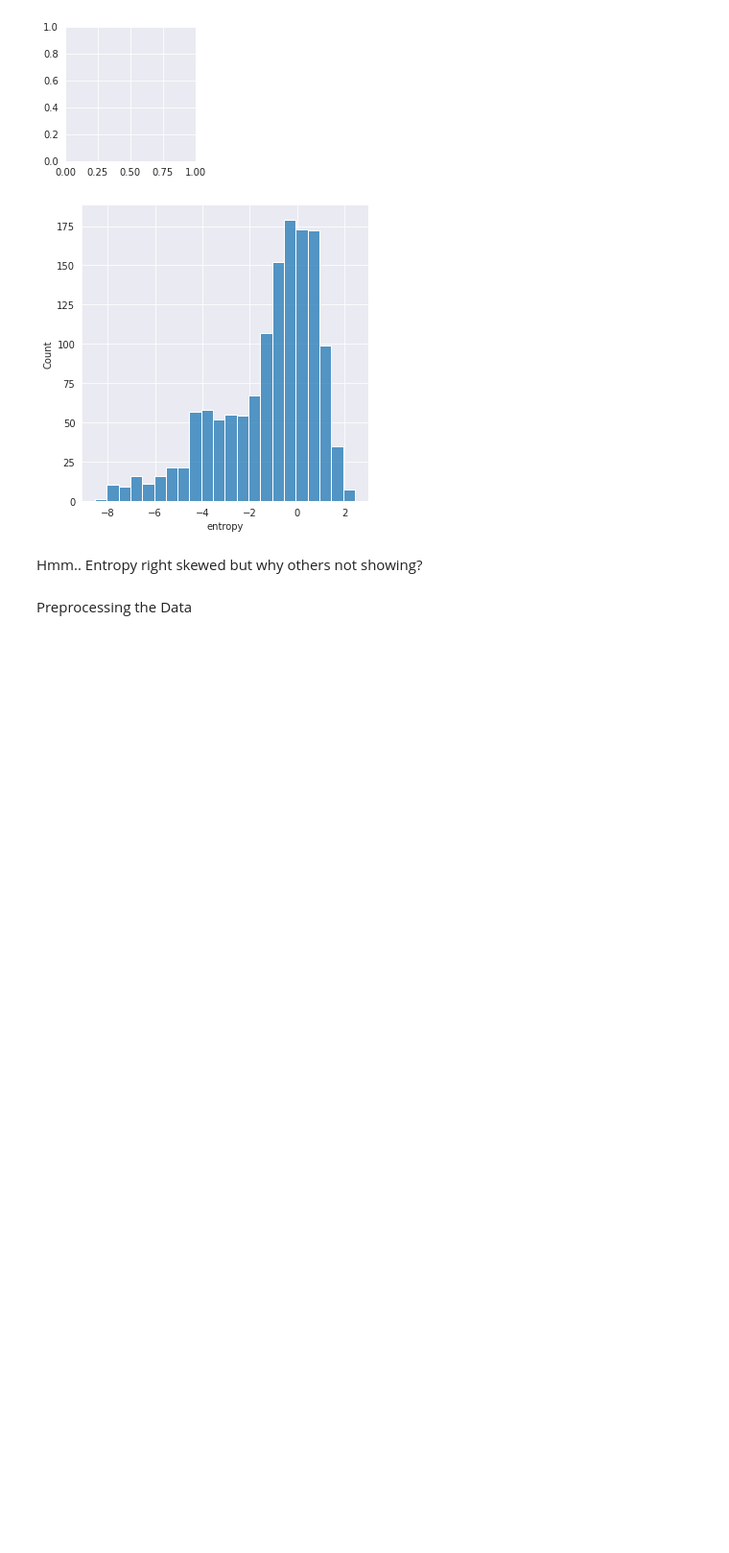
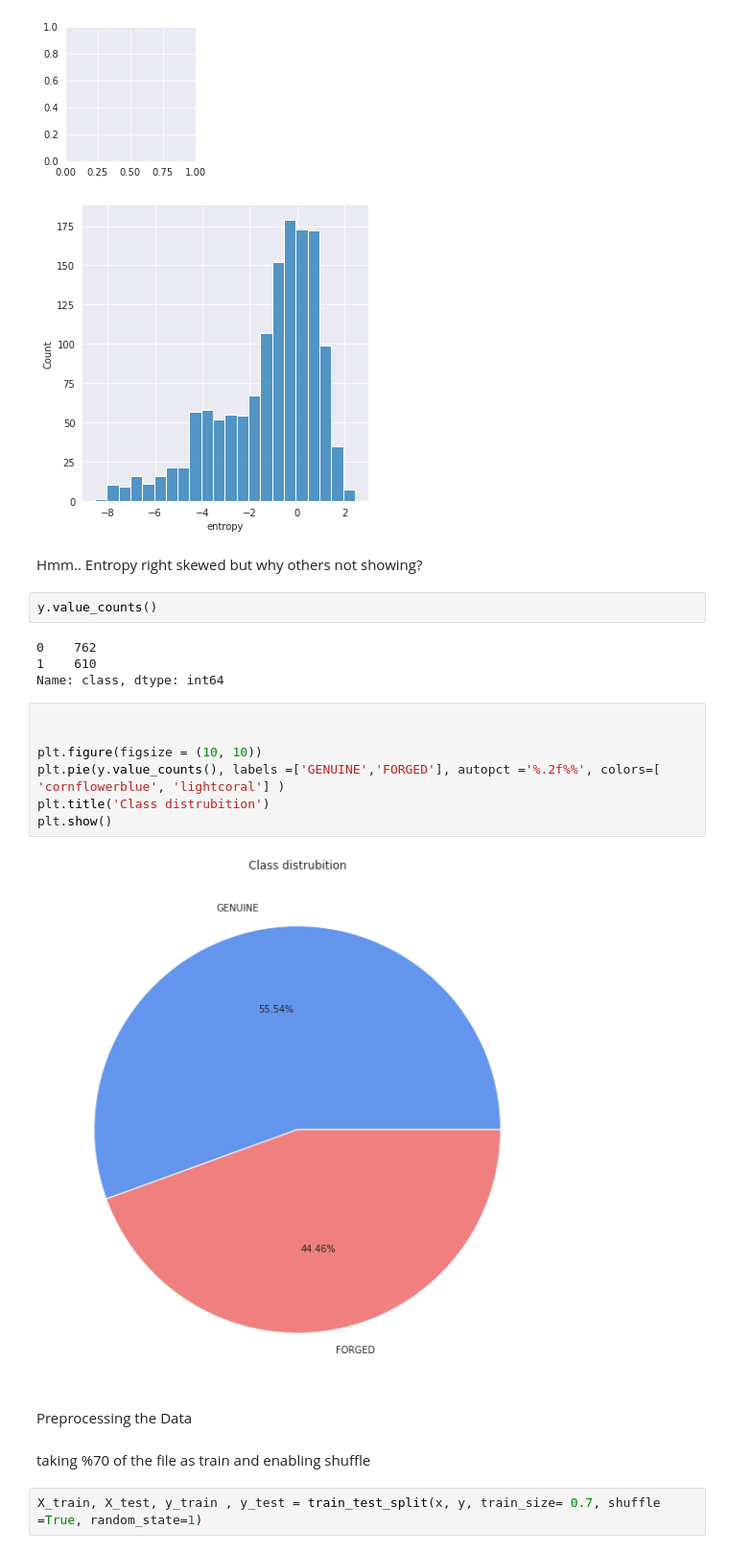
Before and after one commit to UmutMD/Bank-Note-Authentication-UCI_Model, a Jupyter notebook: Bank_Note_Authentication_UCI.ipynb, the cells around one changed output. Shown at 96% size. Cells and saved outputs as stored; diff of their text form; blank space fills up the shorter version.

```diff
--- a/Bank_Note_Authentication_UCI.ipynb
+++ b/Bank_Note_Authentication_UCI.ipynb
@@ -97,5 +97,24 @@ plt.show()
 [figure]
 # %% [markdown]
 Hmm.. Entropy right skewed but why others not showing?
+# %%
+y.value_counts()
+# %% [output]
+0    762
+1    610
+Name: class, dtype: int64
+# %%
+
+
+plt.figure(figsize = (10, 10))
+plt.pie(y.value_counts(), labels =['GENUINE','FORGED'], autopct ='%.2f%%', colors=[ 'cornflowerblue', 'lightcoral'] )
+plt.title('Class distrubition')
+plt.show()
+# %% [output]
+[figure, added]
 # %% [markdown]
 Preprocessing the Data
+# %% [markdown]
+taking %70 of the file as train and enabling shuffle
+# %%
+X_train, X_test, y_train , y_test = train_test_split(x, y, train_size= 0.7, shuffle =True, random_state=1)
```
Also changed, not shown: parts of 15 cells of this notebook.
